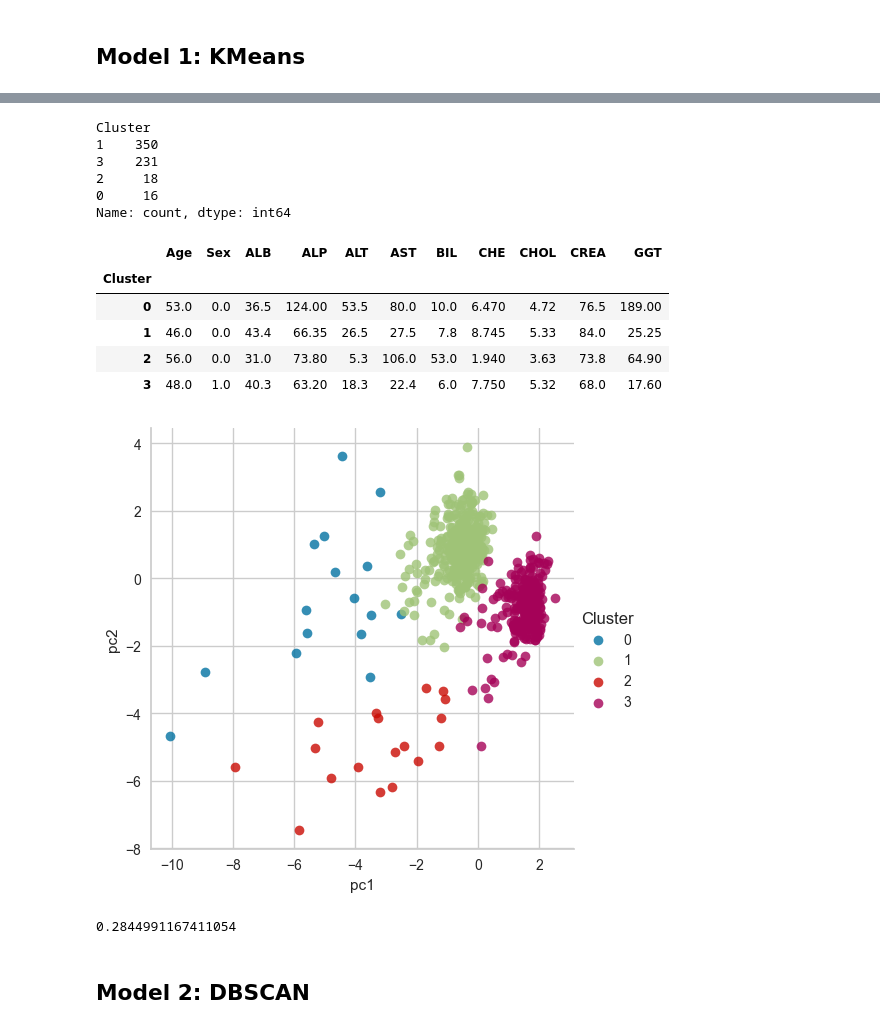
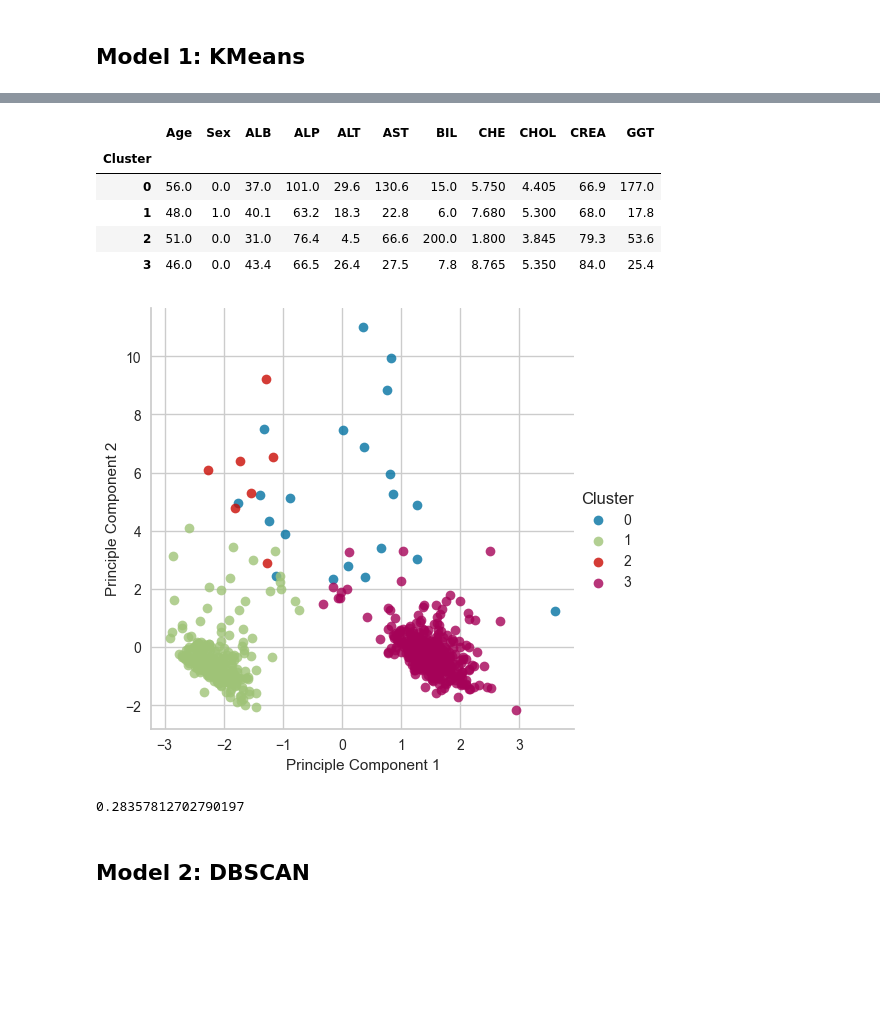
Before and after one commit to rojpa/hcv-clustering, a Jupyter notebook: hcv-clustering.ipynb, the cells around one changed output, grey strips where cells are left out. Cells and saved outputs as stored; diff of their text form; code cells hidden in the pictures; blank space fills up the shorter version.

```diff
--- a/hcv-clustering.ipynb
+++ b/hcv-clustering.ipynb
@@ -183,6 +192,6 @@ X.head()
 pca = PCA()
 pca.fit(X)
 pca = PCA(np.argwhere(pca.explained_variance_ratio_.cumsum() >= 0.95)[0][0] +1)
-reduced_data = pca.fit_transform(X)
-pd.DataFrame(reduced_data, columns=[f'Component {i}' for i in range(reduced_data.shape[1])]).head()
+pc_data = pca.fit_transform(X)
+pd.DataFrame(pc_data, columns=[f'Comp {i}' for i in range(reduced_data.shape[1])]).head()
 # %% [output]
@@ -197,6 +206,6 @@ pd.DataFrame(reduced_data, columns=[f'Component {i}' for i in range(reduced_data
 # %%
 model = KMeans()
 kmvis = KElbowVisualizer(model, k=(3,10))
-kmvis.fit(X)
+kmvis.fit(pc_data)
 kmvis.poof()
 # %% [output]
@@ -204,37 +213,28 @@ kmvis.poof()
 <Axes: title={'center': 'Distortion Score Elbow for KMeans Clustering'}, xlabel='k', ylabel='distortion score'>
 # %%
 km = KMeans(n_clusters=4)
-km = km.fit(X)
-X['Cluster'] = km.predict(X)
+km = km.fit(pc_data)
+X['Cluster'] = km.predict(pc_data)
 X_ori['Cluster'] = X['Cluster']
-print(X['Cluster'].value_counts())
 
-pca = PCA()
-pca_ft = pca.fit_transform(X)
-pc = pd.DataFrame([pca_ft[:, 0], pca_ft[:, 1]]).T
-pc.columns = ['pc1', 'pc2']
+pc = pd.DataFrame([pc_data[:, 0], pc_data[:, 1]]).T
+pc.columns = ['Principle Component 1', 'Principle Component 2']
 pc = pd.concat([pc, X['Cluster']], axis=1)
-sns.lmplot(x='pc1', y='pc2', data=pc, hue='Cluster', fit_reg=False)
+sns.lmplot(x='Principle Component 1', y='Principle Component 2', data=pc, hue='Cluster', fit_reg=False)
 X_ori.groupby('Cluster').median()
 # %% [output]
-Cluster
-1    350
-3    231
-2     18
-0     16
-Name: count, dtype: int64
 |  | Age | Sex | ALB | ALP | ALT | AST | BIL | CHE | CHOL | CREA | GGT |
 | Cluster |  |  |  |  |  |  |  |  |  |  |  |
-| 0 | 53.0 | 0.0 | 36.5 | 124.00 | 53.5 | 80.0 | 10.0 | 6.470 | 4.72 | 76.5 | 189.00 |
-| 1 | 46.0 | 0.0 | 43.4 | 66.35 | 26.5 | 27.5 | 7.8 | 8.745 | 5.33 | 84.0 | 25.25 |
-| 2 | 56.0 | 0.0 | 31.0 | 73.80 | 5.3 | 106.0 | 53.0 | 1.940 | 3.63 | 73.8 | 64.90 |
-| 3 | 48.0 | 1.0 | 40.3 | 63.20 | 18.3 | 22.4 | 6.0 | 7.750 | 5.32 | 68.0 | 17.60 |
+| 0 | 56.0 | 0.0 | 37.0 | 101.0 | 29.6 | 130.6 | 15.0 | 5.750 | 4.405 | 66.9 | 177.0 |
+| 1 | 48.0 | 1.0 | 40.1 | 63.2 | 18.3 | 22.8 | 6.0 | 7.680 | 5.300 | 68.0 | 17.8 |
+| 2 | 51.0 | 0.0 | 31.0 | 76.4 | 4.5 | 66.6 | 200.0 | 1.800 | 3.845 | 79.3 | 53.6 |
+| 3 | 46.0 | 0.0 | 43.4 | 66.5 | 26.4 | 27.5 | 7.8 | 8.765 | 5.350 | 84.0 | 25.4 |
-[figure, old version]
+[figure, new version]
 # %%
 km_score = silhouette_score(X, X['Cluster'])
 print(km_score)
 # %% [output]
-0.2844991167411054
+0.28357812702790197
 # %% [markdown]
 ## Model 2: DBSCAN
 # %%
```
Also changed, not shown: parts of 10 cells of this notebook.
